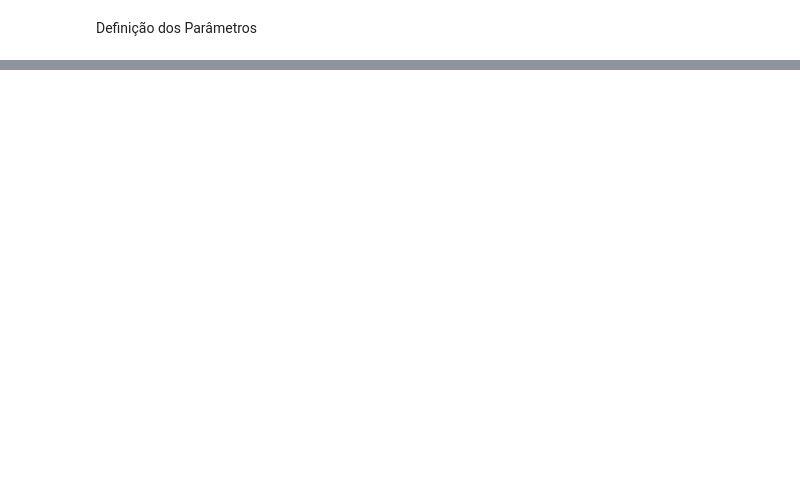
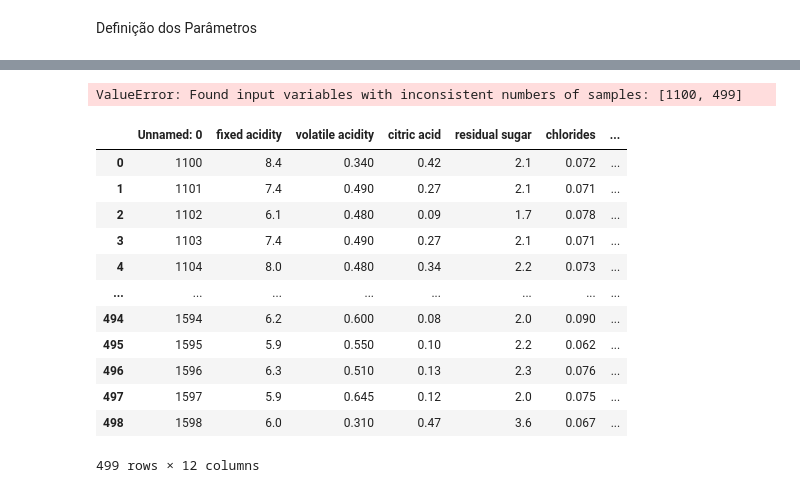
Before and after one commit to msbrasil/CiDAMO-Desafios, a Jupyter notebook: Desafio 2 - Classificação Vinho/main.ipynb, the cells around one changed output, grey strips where cells are left out. Drawn from its saved outputs; the diff is of its cells as text; code cells hidden in the pictures; blank space fills up the shorter version.

```diff
--- a/Desafio 2 - Classificação Vinho/main.ipynb
+++ b/Desafio 2 - Classificação Vinho/main.ipynb
@@ -26,6 +26,8 @@ Visualização dos Dados
 # %%
 df_treino['density'].fillna(df_treino['density'].mean(), inplace=True)
 df_treino['pH'].fillna(df_treino['pH'].mean(), inplace=True)
+df_test['density'].fillna(df_test['density'].mean(), inplace=True)
+df_test['pH'].fillna(df_test['pH'].mean(), inplace=True)
 # %%
 df_treino['citric acid'] = pd.to_numeric(df_treino['citric acid'])
 # %%
@@ -88,0 +118,43 @@ ValueError: could not convert string to float: 'residual sugar'
+# %%
+clf = LogisticRegression()
+clf.fit(X_treino, y)
+
+threshold_v = np.linspace(0.01, 0.99, 100)
+acc_v = []
+prec_v = []
+recall_v = []
+f1_v = []
+
+for threshold in threshold_v:
+    y_pred = clf.predict_proba(X_teste)[:,1] > threshold
+
+    acc_v.append(accuracy_score(y, y_pred))
+    recall_v.append(recall_score(y, y_pred))
+    f1_v.append(f1_score(y, y_pred))
+
+plt.plot(threshold_v, acc_v, label='accuracy')
+plt.plot(threshold_v, recall_v, label='recall')
+plt.plot(threshold_v, f1_v, label='f1')
+plt.xlabel('threshold')
+plt.legend()
+
+y_pred = clf.predict(X_teste)
+print('Accuracy of logistic regression classifier on test set: {:.2f}'.format(clf.score(X_teste, y_pred)))
+# %% [output]
+ValueError: Found input variables with inconsistent numbers of samples: [1100, 499]
+# %%
+df_test
+# %% [output]
+|  | Unnamed: 0 | fixed acidity | volatile acidity | citric acid | residual sugar | chlorides | ... |
+| 0 | 1100 | 8.4 | 0.340 | 0.42 | 2.1 | 0.072 | ... |
+| 1 | 1101 | 7.4 | 0.490 | 0.27 | 2.1 | 0.071 | ... |
+| 2 | 1102 | 6.1 | 0.480 | 0.09 | 1.7 | 0.078 | ... |
+| 3 | 1103 | 7.4 | 0.490 | 0.27 | 2.1 | 0.071 | ... |
+| 4 | 1104 | 8.0 | 0.480 | 0.34 | 2.2 | 0.073 | ... |
+| ... | ... | ... | ... | ... | ... | ... | ... |
+| 494 | 1594 | 6.2 | 0.600 | 0.08 | 2.0 | 0.090 | ... |
+| 495 | 1595 | 5.9 | 0.550 | 0.10 | 2.2 | 0.062 | ... |
+| 496 | 1596 | 6.3 | 0.510 | 0.13 | 2.3 | 0.076 | ... |
+| 497 | 1597 | 5.9 | 0.645 | 0.12 | 2.0 | 0.075 | ... |
+| 498 | 1598 | 6.0 | 0.310 | 0.47 | 3.6 | 0.067 | ... |
+499 rows × 12 columns
```
Also changed, not shown: parts of 13 cells of this notebook, 2 other files.
